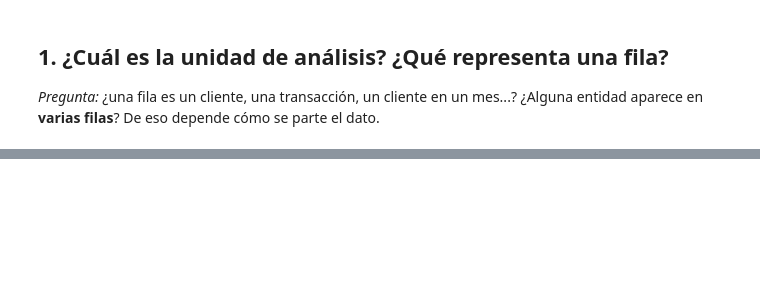
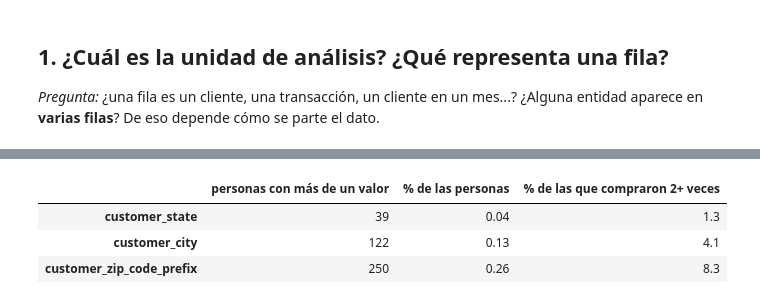
Before and after one commit to Stiware/Laboratorio_practico_ML, a Jupyter notebook: notebooks/02_eda.ipynb, the cells around one changed output, grey strips where cells are left out. Saved outputs shown, nothing was run; the diff lists cells and outputs as text; code cells hidden in the pictures; blank space fills up the shorter version.

```diff
--- a/notebooks/02_eda.ipynb
+++ b/notebooks/02_eda.ipynb
@@ -148,0 +79,11 @@ Mínimo **5 decisiones**, cada una con **cifra → acción → motivo**. Cópial
+# %%
+print("pedidos:", len(df), "| order_id repetidos:", df[ID_COL].duplicated().sum())
+
+por_persona = df.groupby("customer_unique_id").size()
+print("\npersonas distintas:", por_persona.size, "| con más de un pedido:", (por_persona > 1).sum(), "| máximo:", por_persona.max())
+print("pedidos por persona:\n", por_persona.value_counts().sort_index().head(6).to_string())
+
+por_pedido = items.groupby("order_id").agg(n_items=("order_item_id", "size"), n_vendedores=("seller_id", "nunique"))
+print("\npedidos con ítems:", len(por_pedido), "| con más de un ítem:", (por_pedido.n_items > 1).sum(),
+      "| con más de un vendedor:", (por_pedido.n_vendedores > 1).sum())
+print("pedidos sin ítems:", (~df.order_id.isin(items.order_id)).sum())
@@ -148,0 +306,12 @@ Mínimo **5 decisiones**, cada una con **cifra → acción → motivo**. Cópial
+# %%
+stable_candidates = ["customer_state", "customer_city", "customer_zip_code_prefix"]
+cambios = {c: df.groupby("customer_unique_id")[c].nunique().gt(1).sum() for c in stable_candidates}
+resumen = pd.DataFrame({"personas con más de un valor": cambios})
+resumen["% de las personas"] = (resumen.iloc[:, 0] / df.customer_unique_id.nunique() * 100).round(2)
+resumen["% de las que compraron 2+ veces"] = (resumen.iloc[:, 0] / (por_persona > 1).sum() * 100).round(1)
+resumen
+# %% [output]
+|  | personas con más de un valor | % de las personas | % de las que compraron 2+ veces |
+| customer_state | 39 | 0.04 | 1.3 |
+| customer_city | 122 | 0.13 | 4.1 |
+| customer_zip_code_prefix | 250 | 0.26 | 8.3 |
```
Also changed, not shown: parts of 39 cells of this notebook, 2 other files.
